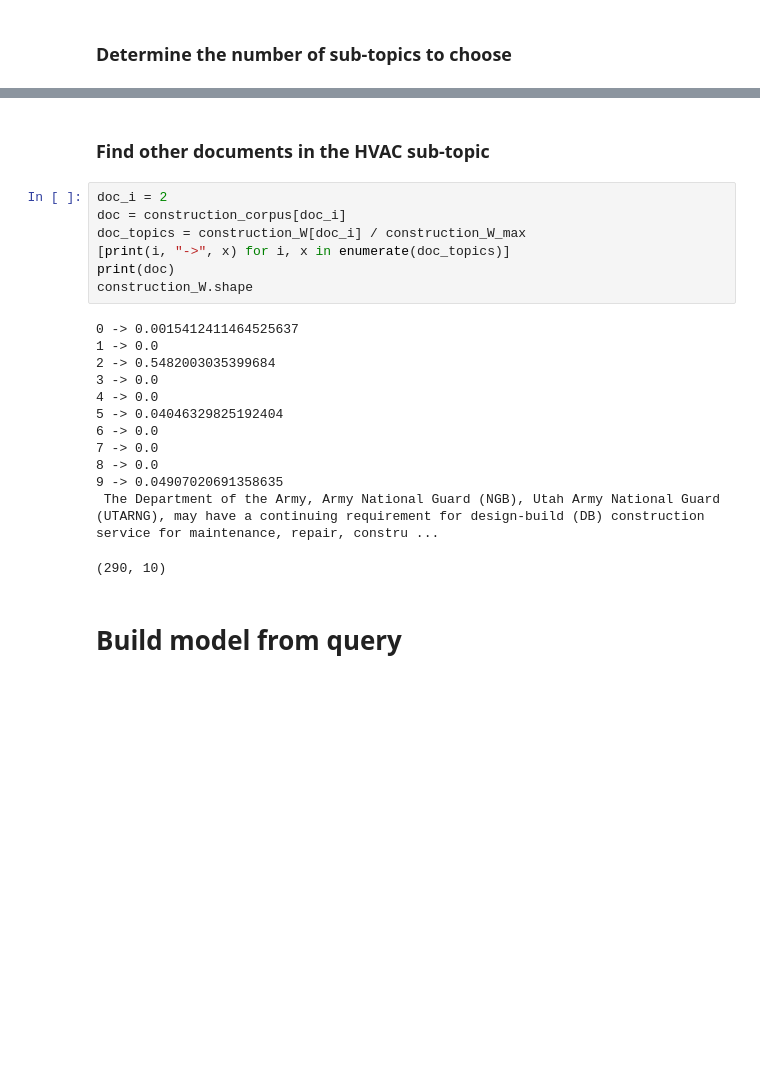
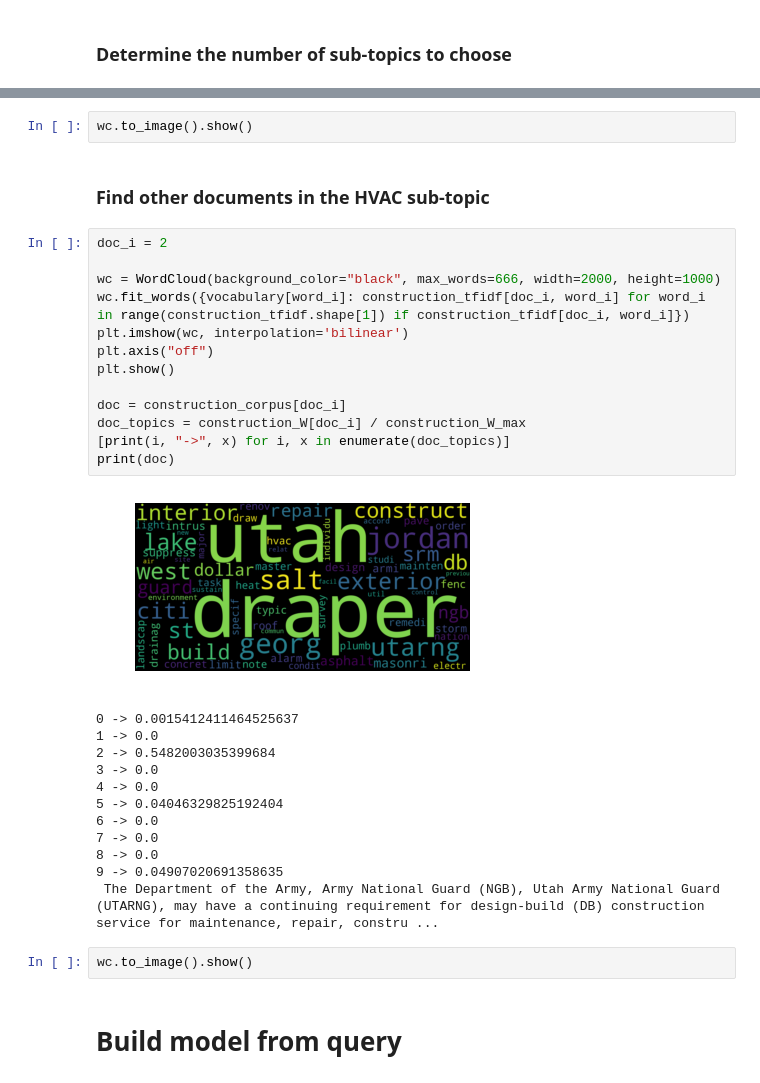
Before and after one commit to mevers303/missionmark, a Jupyter notebook: src/subtopic_poc.ipynb, the cells around one changed output, grey strips where cells are left out. Saved outputs shown, nothing was run; the diff lists cells and outputs as text; blank space fills up the shorter version.

```diff
--- a/src/subtopic_poc.ipynb
+++ b/src/subtopic_poc.ipynb
@@ -134,13 +161,22 @@ STRENGTH: 0.318022998290249
+# %%
+wc.to_image().show()
 # %% [markdown]
 ### Find other documents in the HVAC sub-topic
 # %%
 doc_i = 2
+
+wc = WordCloud(background_color="black", max_words=666, width=2000, height=1000)
+wc.fit_words({vocabulary[word_i]: construction_tfidf[doc_i, word_i] for word_i in range(construction_tfidf.shape[1]) if construction_tfidf[doc_i, word_i]})
+plt.imshow(wc, interpolation='bilinear')
+plt.axis("off")
+plt.show()
+
 doc = construction_corpus[doc_i]
 doc_topics = construction_W[doc_i] / construction_W_max
 [print(i, "->", x) for i, x in enumerate(doc_topics)]
 print(doc)
-construction_W.shape
 # %% [output]
+[figure, added]
 0 -> 0.0015412411464525637
 1 -> 0.0
 2 -> 0.5482003035399684
@@ -152,6 +188,7 @@ construction_W.shape
 8 -> 0.0
 9 -> 0.04907020691358635
  The Department of the Army, Army National Guard (NGB), Utah Army National Guard (UTARNG), may have a continuing requirement for design-build (DB) construction service for maintenance, repair, constru ...
-(290, 10)
+# %%
+wc.to_image().show()
 # %% [markdown]
 # Build model from query
```
Also changed, not shown: parts of 17 cells of this notebook, 7 other files.
